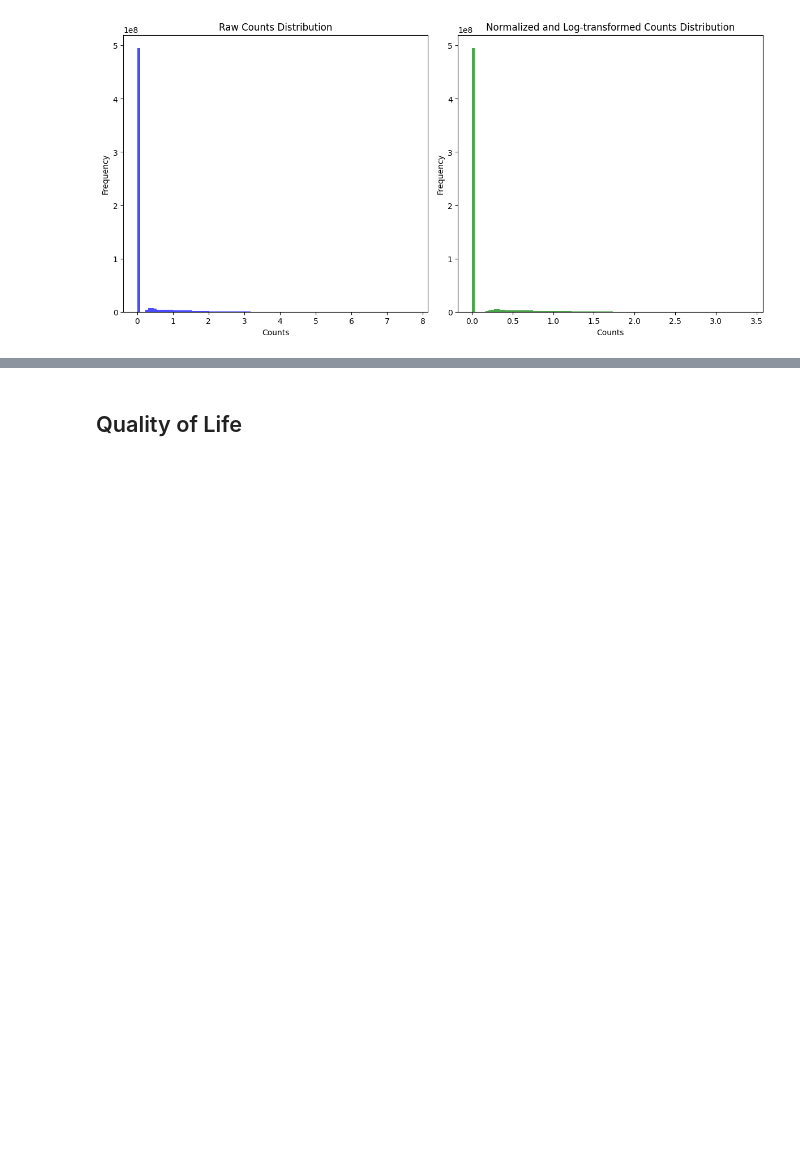
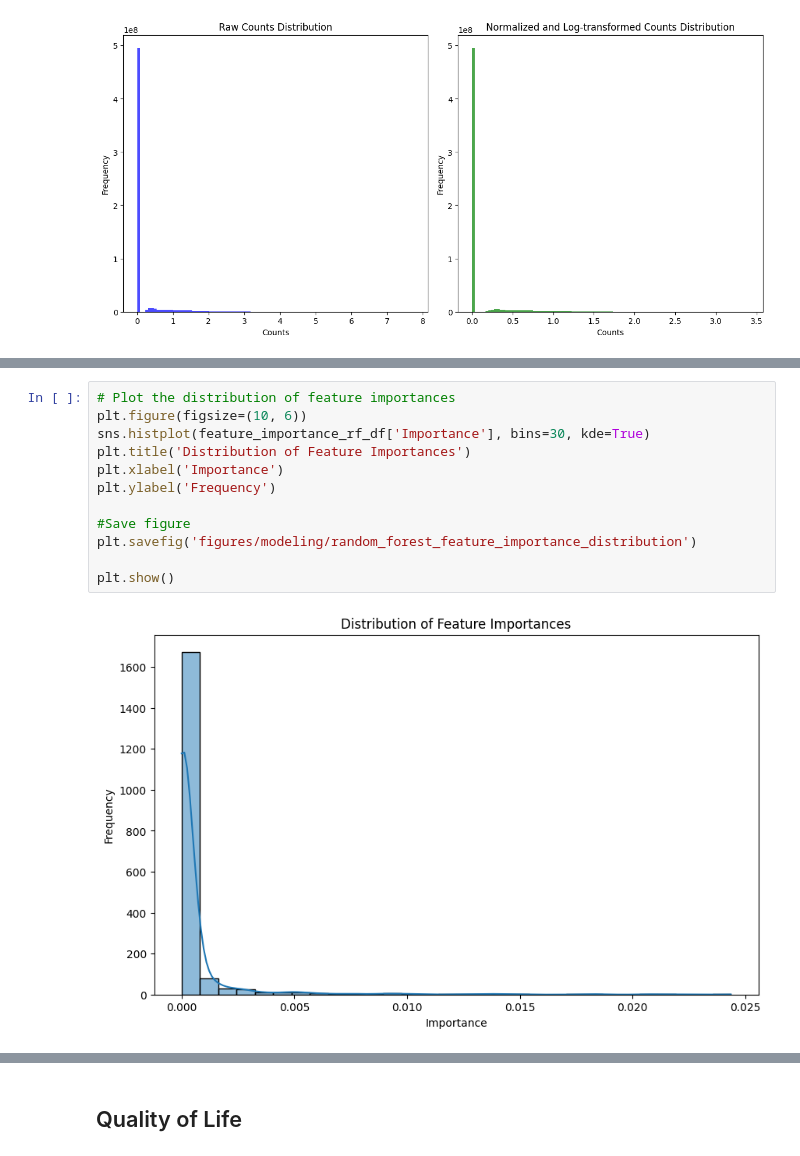
Before and after one commit to yuyanchenglab/CAMR2024, a Jupyter notebook: Modeling.ipynb, the cells around one changed output, grey strips where cells are left out. Cells and saved outputs as stored; diff of their text form; blank space fills up the shorter version.

```diff
--- a/Modeling.ipynb
+++ b/Modeling.ipynb
@@ -89,0 +272,14 @@ Min: 0.0, Max: 3.404916524887085, Mean: 0.11371065676212311, Std: 0.306187331676
+# %%
+# Plot the distribution of feature importances
+plt.figure(figsize=(10, 6))
+sns.histplot(feature_importance_rf_df['Importance'], bins=30, kde=True)
+plt.title('Distribution of Feature Importances')
+plt.xlabel('Importance')
+plt.ylabel('Frequency')
+
+#Save figure
+plt.savefig('figures/modeling/random_forest_feature_importance_distribution')
+
+plt.show()
+# %% [output]
+[figure, added]
```
Also changed, not shown: parts of 24 cells of this notebook, 4 other files.
